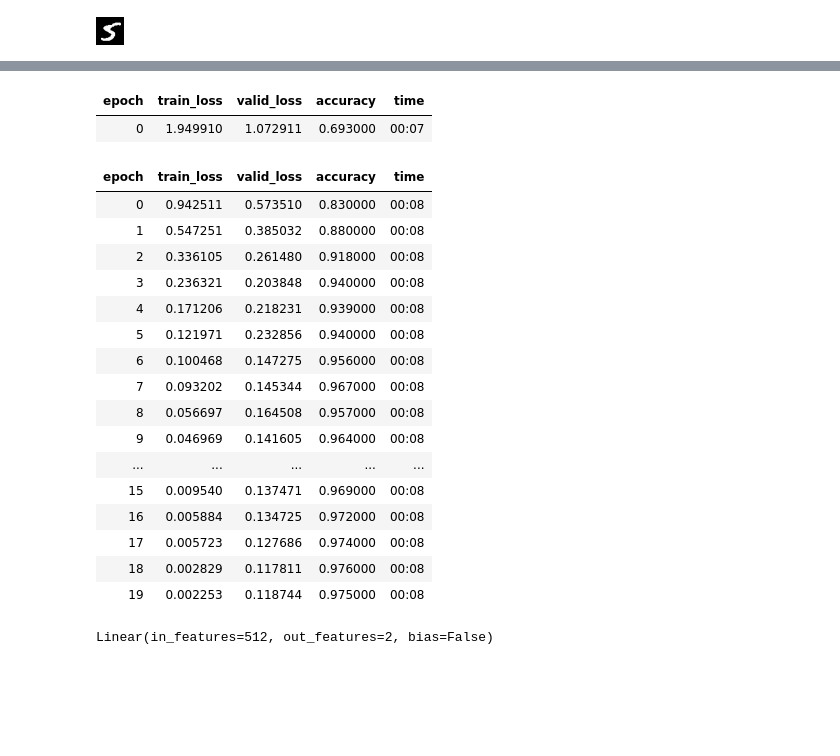
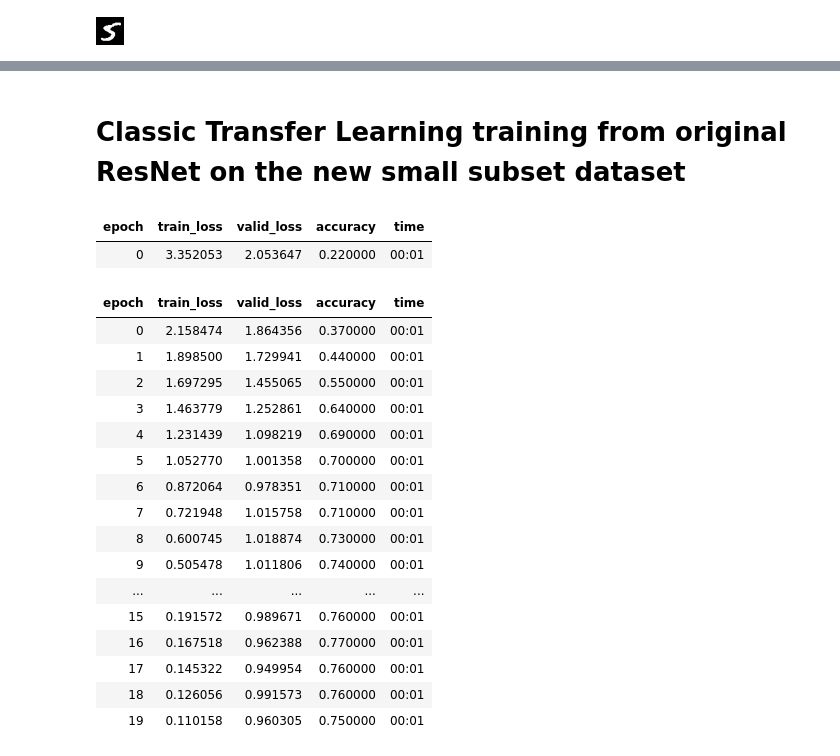
Before and after one commit to JacopoMangiavacchi/FastLabeling, a Jupyter notebook: mnist_odd_even_transfer_learning.ipynb, the cells around one changed output, grey strips where cells are left out. Saved outputs shown, nothing was run; the diff lists cells and outputs as text; code cells hidden in the pictures; blank space fills up the shorter version.

```diff
--- a/mnist_odd_even_transfer_learning.ipynb
+++ b/mnist_odd_even_transfer_learning.ipynb
@@ -81,6 +99,6 @@ copy_files(path, 'testing', 'oe_testing/even', [1, 3, 5, 7, 9])
 # %%
-size_traning = 600
-size_testing = 100
+size_traning = 60
+size_testing = 10
 size_training_name = str(size_traning) + '_training'
 size_testing_name = str(size_testing) + '_testing'
 
@@ -161,27 +169,25 @@ learn2.predict(test_path)
+# %% [markdown]
+# Classic Transfer Learning training from original ResNet on the new small subset dataset
 # %%
 learn3 = cnn_learner(dls2, resnet18, metrics=accuracy)
-learn3.fine_tune(10)
+learn3.fine_tune(20)
 # %% [output]
 | epoch | train_loss | valid_loss | accuracy | time |
-| 0 | 1.949910 | 1.072911 | 0.693000 | 00:07 |
+| 0 | 3.352053 | 2.053647 | 0.220000 | 00:01 |
 | epoch | train_loss | valid_loss | accuracy | time |
-| 0 | 0.942511 | 0.573510 | 0.830000 | 00:08 |
-| 1 | 0.547251 | 0.385032 | 0.880000 | 00:08 |
-| 2 | 0.336105 | 0.261480 | 0.918000 | 00:08 |
-| 3 | 0.236321 | 0.203848 | 0.940000 | 00:08 |
-| 4 | 0.171206 | 0.218231 | 0.939000 | 00:08 |
-| 5 | 0.121971 | 0.232856 | 0.940000 | 00:08 |
-| 6 | 0.100468 | 0.147275 | 0.956000 | 00:08 |
-| 7 | 0.093202 | 0.145344 | 0.967000 | 00:08 |
-| 8 | 0.056697 | 0.164508 | 0.957000 | 00:08 |
-| 9 | 0.046969 | 0.141605 | 0.964000 | 00:08 |
+| 0 | 2.158474 | 1.864356 | 0.370000 | 00:01 |
+| 1 | 1.898500 | 1.729941 | 0.440000 | 00:01 |
+| 2 | 1.697295 | 1.455065 | 0.550000 | 00:01 |
+| 3 | 1.463779 | 1.252861 | 0.640000 | 00:01 |
+| 4 | 1.231439 | 1.098219 | 0.690000 | 00:01 |
+| 5 | 1.052770 | 1.001358 | 0.700000 | 00:01 |
+| 6 | 0.872064 | 0.978351 | 0.710000 | 00:01 |
+| 7 | 0.721948 | 1.015758 | 0.710000 | 00:01 |
+| 8 | 0.600745 | 1.018874 | 0.730000 | 00:01 |
+| 9 | 0.505478 | 1.011806 | 0.740000 | 00:01 |
 | ... | ... | ... | ... | ... |
-| 15 | 0.009540 | 0.137471 | 0.969000 | 00:08 |
-| 16 | 0.005884 | 0.134725 | 0.972000 | 00:08 |
-| 17 | 0.005723 | 0.127686 | 0.974000 | 00:08 |
-| 18 | 0.002829 | 0.117811 | 0.976000 | 00:08 |
-| 19 | 0.002253 | 0.118744 | 0.975000 | 00:08 |
+| 15 | 0.191572 | 0.989671 | 0.760000 | 00:01 |
+| 16 | 0.167518 | 0.962388 | 0.770000 | 00:01 |
+| 17 | 0.145322 | 0.949954 | 0.760000 | 00:01 |
+| 18 | 0.126056 | 0.991573 | 0.760000 | 00:01 |
+| 19 | 0.110158 | 0.960305 | 0.750000 | 00:01 |
-# %%
-learn.model[1][8]
-# %% [output]
-Linear(in_features=512, out_features=2, bias=False)
```
Also changed, not shown: parts of 24 cells of this notebook.
